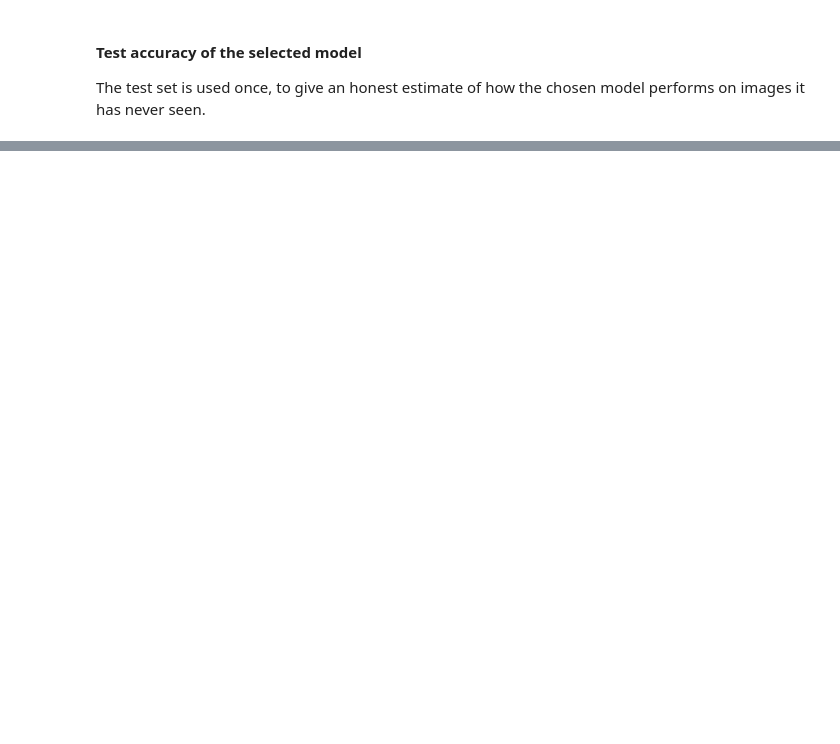
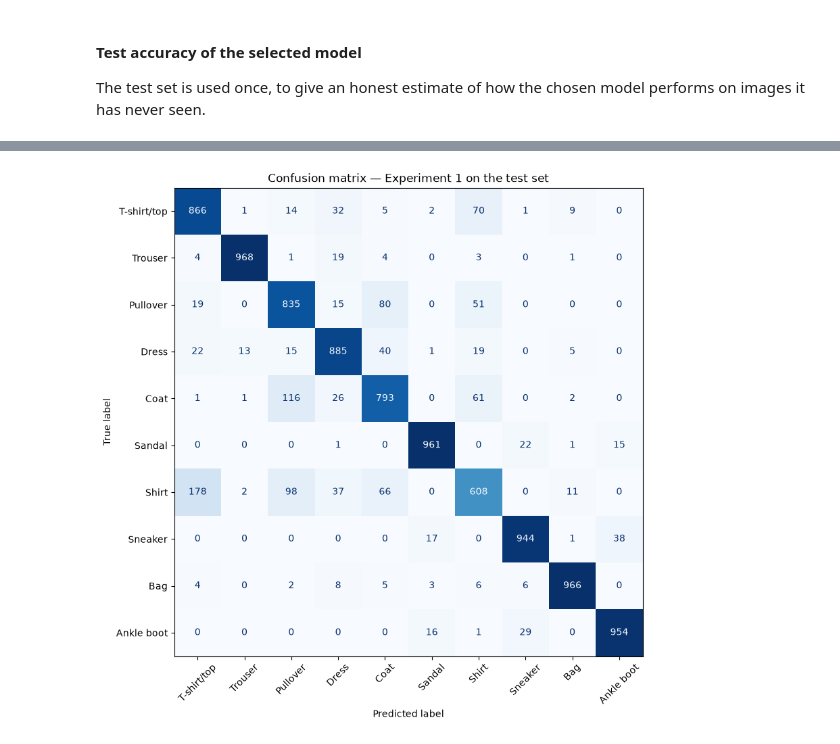
Before and after one commit to J-0-S-E/IE500618-Assignment-3, a Jupyter notebook: Fashion-MNIST_Classification.ipynb, the cells around one changed output, grey strips where cells are left out. Saved outputs shown, nothing was run; the diff lists cells and outputs as text; code cells hidden in the pictures; blank space fills up the shorter version.

Commit message:
Part B and C: answers to Q1-Q4 and confusion matrix on the test set

```diff
--- a/Fashion-MNIST_Classification.ipynb
+++ b/Fashion-MNIST_Classification.ipynb
@@ -242,0 +414,13 @@ print(f"Test loss:      {test_loss:.4f}")
+# %%
+from sklearn.metrics import confusion_matrix, ConfusionMatrixDisplay
+
+y_pred = np.argmax(best_model.predict(X_test, verbose=0), axis=1)
+
+cm = confusion_matrix(y_test, y_pred)
+fig, ax = plt.subplots(figsize=(9, 9))
+ConfusionMatrixDisplay(cm, display_labels=CLASS_NAMES).plot(
+    ax=ax, cmap="Blues", xticks_rotation=45, colorbar=False)
+ax.set_title(f"Confusion matrix — {best_name} on the test set")
+plt.show()
+# %% [output]
+[figure, added]
```
Also changed, not shown: parts of 16 cells of this notebook.
